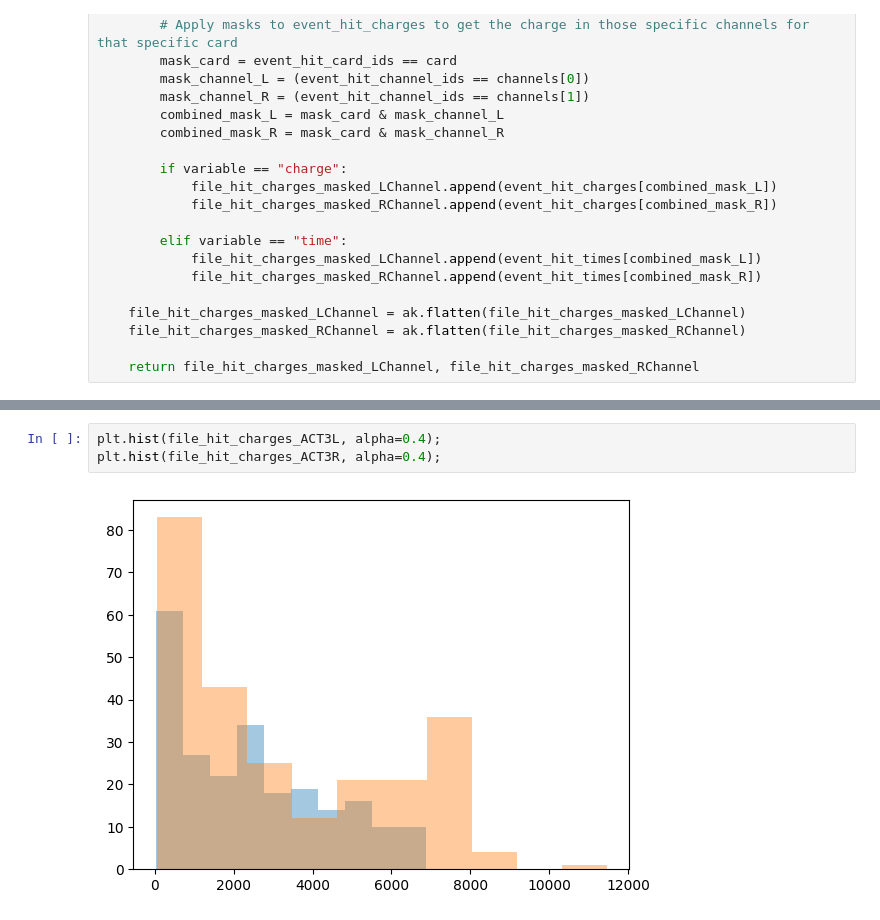
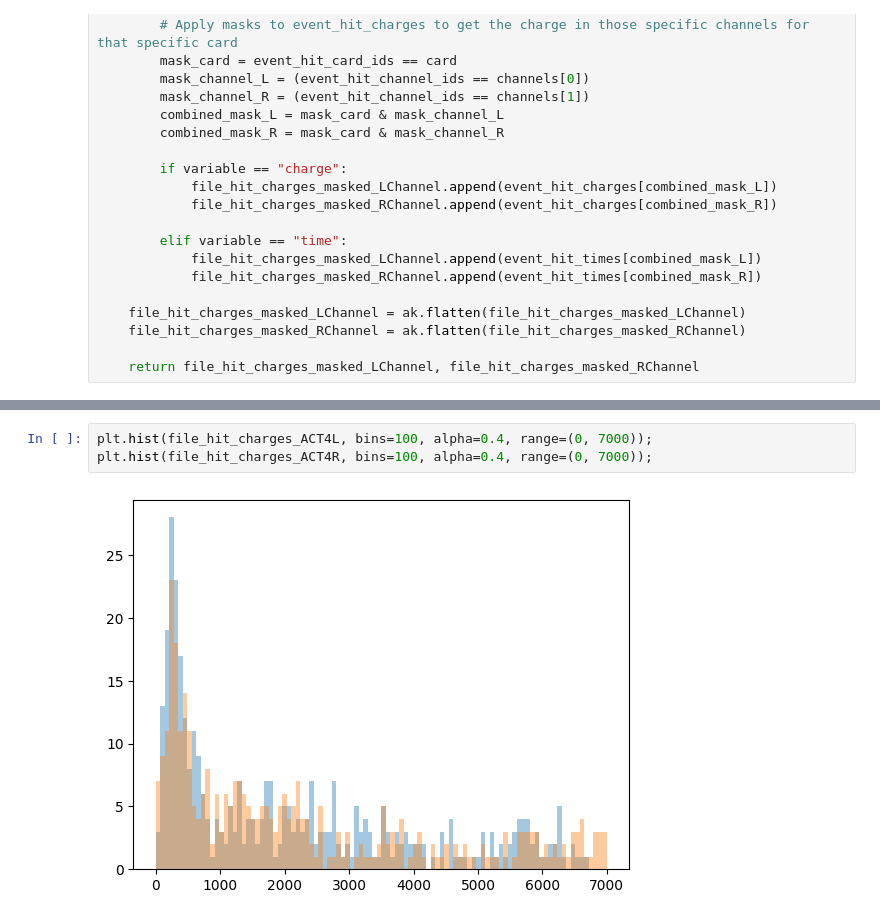
Before and after one commit to elenaramos44/WCTE_BRB_Data_Analysis, a Jupyter notebook: brb_vme_data_checks.ipynb, the cells around one changed output, grey strips where cells are left out. Drawn from its saved outputs; the diff is of its cells as text.

```diff
--- a/brb_vme_data_checks.ipynb
+++ b/brb_vme_data_checks.ipynb
@@ -186,5 +173,5 @@ T0
-# %%
-plt.hist(file_hit_charges_ACT3L, alpha=0.4);
-plt.hist(file_hit_charges_ACT3R, alpha=0.4);
-# %% [output]
-[figure, removed]
+# %%
+plt.hist(file_hit_charges_ACT4L, bins=100, alpha=0.4, range=(0, 7000));
+plt.hist(file_hit_charges_ACT4R, bins=100, alpha=0.4, range=(0, 7000));
+# %% [output]
+[figure, added]
```
Also changed, not shown: parts of 9 cells of this notebook.
